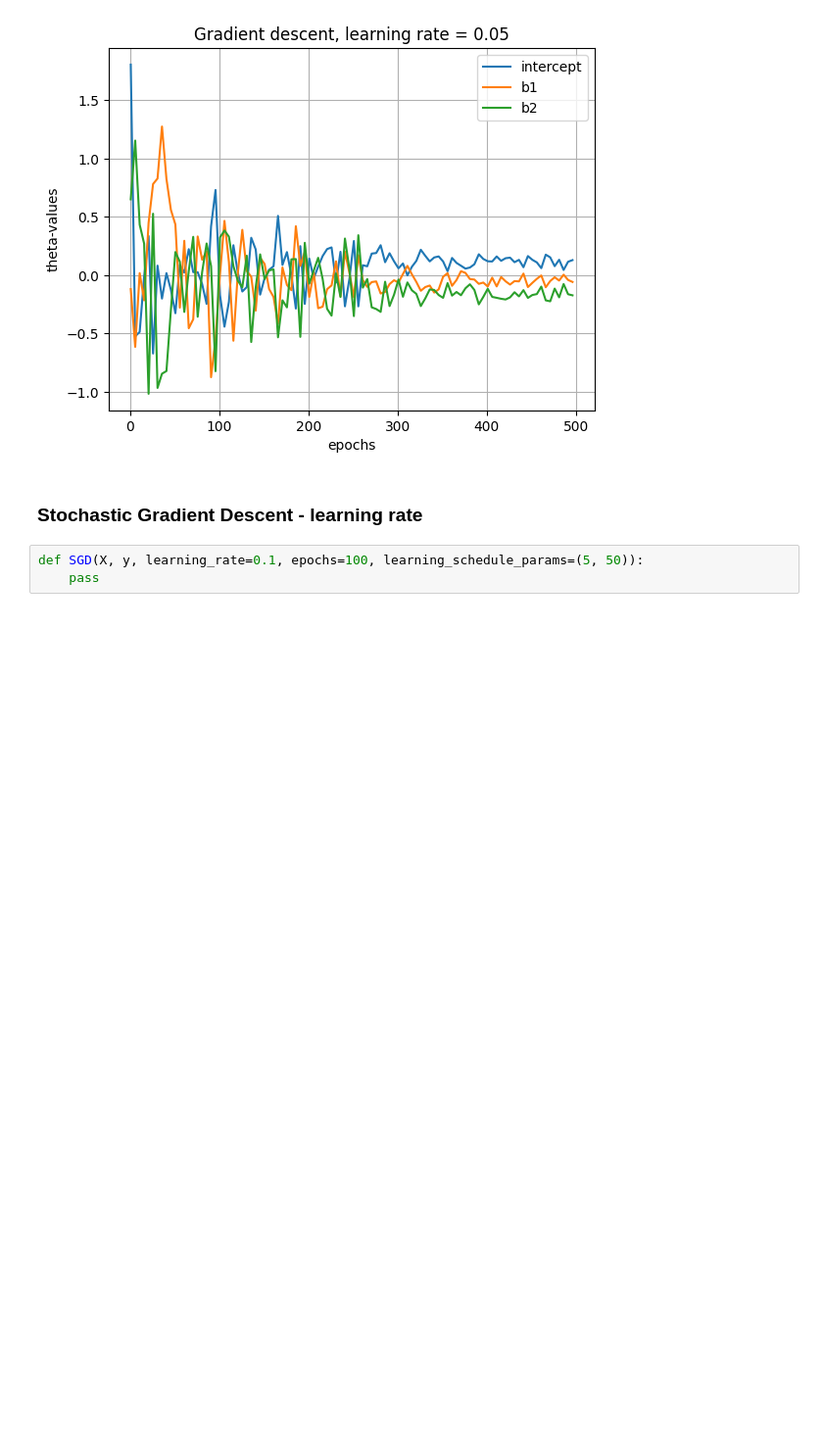
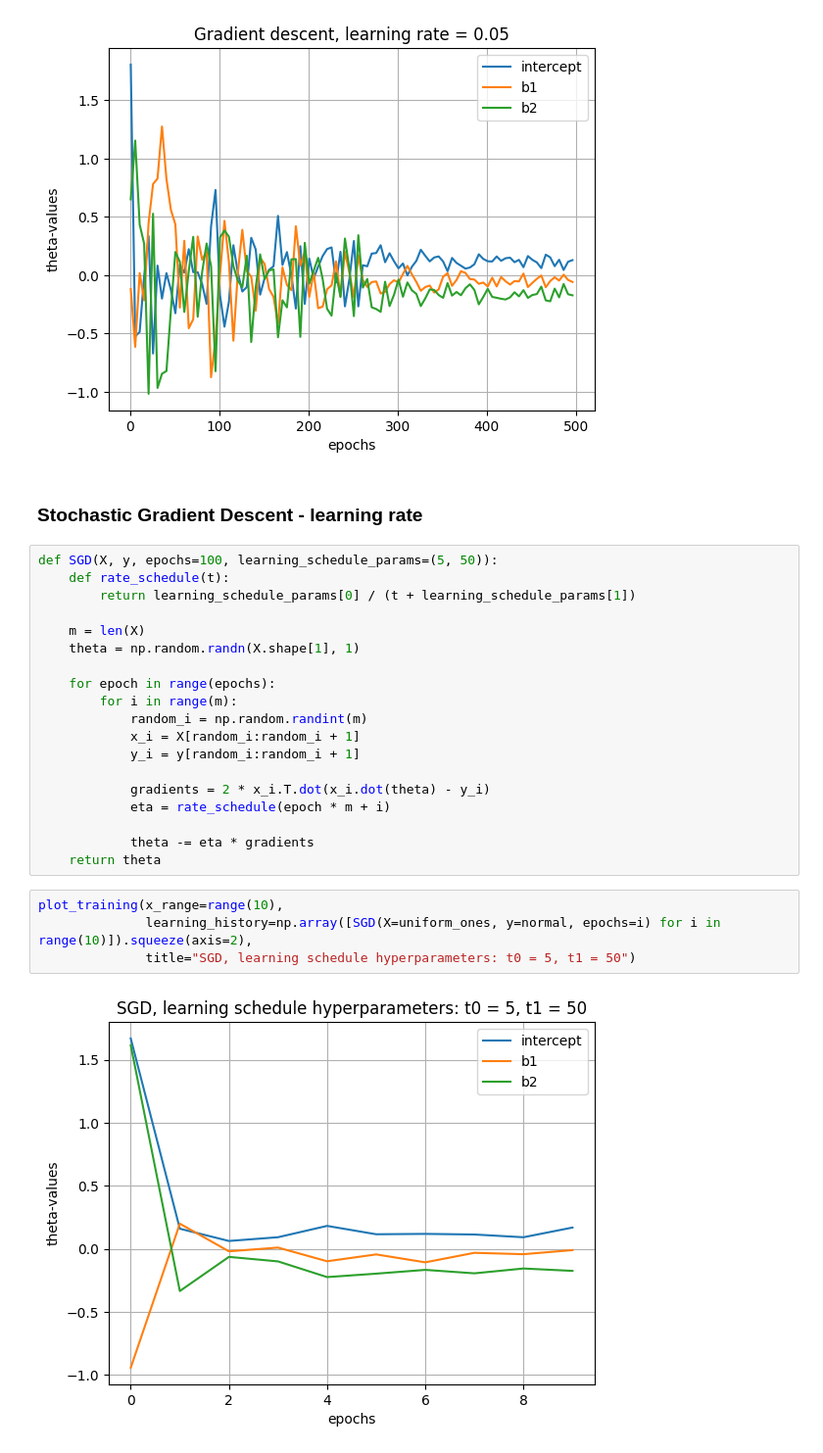
Before and after one commit to Theodor-Helje/machine-learning-Theodor-Helje, a Jupyter notebook: exercises/exercises_02.ipynb, the cells around one changed output. Shown at 98% size. Cells and saved outputs as stored; diff of their text form; blank space fills up the shorter version.

Commit message:
work on implementing mini batch gradient descent

```diff
--- a/exercises/exercises_02.ipynb
+++ b/exercises/exercises_02.ipynb
@@ -75,5 +75,27 @@ plot_training(x_range=range(1, 500, 5),
 # %% [markdown]
 ### Stochastic Gradient Descent - learning rate
 # %%
-def SGD(X, y, learning_rate=0.1, epochs=100, learning_schedule_params=(5, 50)):
-    pass
+def SGD(X, y, epochs=100, learning_schedule_params=(5, 50)):
+    def rate_schedule(t):
+        return learning_schedule_params[0] / (t + learning_schedule_params[1])
+
+    m = len(X)
+    theta = np.random.randn(X.shape[1], 1)
+
+    for epoch in range(epochs):
+        for i in range(m):
+            random_i = np.random.randint(m)
+            x_i = X[random_i:random_i + 1]
+            y_i = y[random_i:random_i + 1]
+
+            gradients = 2 * x_i.T.dot(x_i.dot(theta) - y_i)
+            eta = rate_schedule(epoch * m + i)
+
+            theta -= eta * gradients
+    return theta
+# %%
+plot_training(x_range=range(10),
+              learning_history=np.array([SGD(X=uniform_ones, y=normal, epochs=i) for i in range(10)]).squeeze(axis=2),
+              title="SGD, learning schedule hyperparameters: t0 = 5, t1 = 50")
+# %% [output]
+[figure, added]
```
Also changed, not shown: parts of 5 cells of this notebook.
